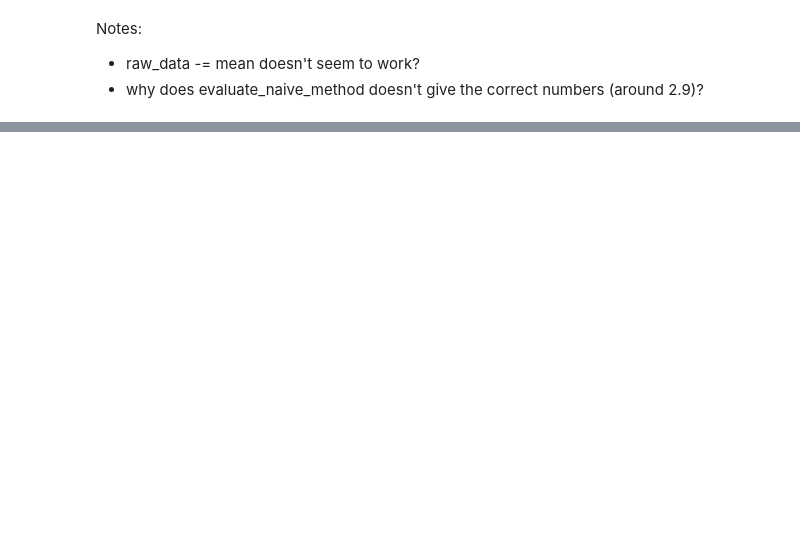
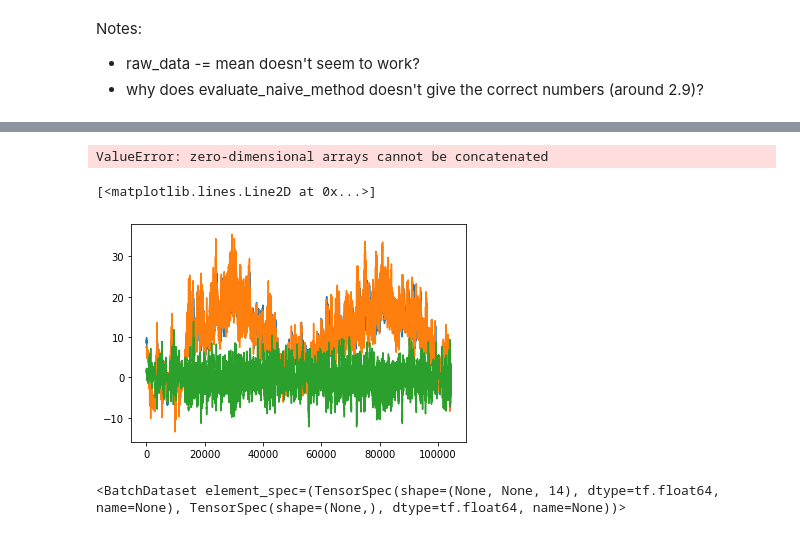
Before and after one commit to janjitse/deep-learning-timeseries, a Jupyter notebook: experiments.ipynb, the cells around one changed output, grey strips where cells are left out. Drawn from its saved outputs; the diff is of its cells as text; code cells hidden in the pictures; blank space fills up the shorter version.

```diff
--- a/experiments.ipynb
+++ b/experiments.ipynb
@@ -116,0 +148,7 @@ KeyboardInterrupt:
+# %%
+model = keras.models.load_model('jena_lstm.keras', custom_objects={"smape":smape})
+preds = model.predict(val_dataset)
+val_targets = []
+for _, targets in val_dataset:
+    val_targets.append(targets)
+val_targets = np.concatenate(val_targets)
@@ -116,0 +157,16 @@ KeyboardInterrupt:
+# %%
+val_targets = np.concatenate(val_targets)
+# %% [output]
+ValueError: zero-dimensional arrays cannot be concatenated
+# %%
+fig, ax = plt.subplots()
+ax.plot(preds)
+ax.plot(val_targets)
+ax.plot(preds.ravel() - val_targets)
+# %% [output]
+[<matplotlib.lines.Line2D at 0x...>]
+[figure, added]
+# %%
+val_dataset
+# %% [output]
+<BatchDataset element_spec=(TensorSpec(shape=(None, None, 14), dtype=tf.float64, name=None), TensorSpec(shape=(None,), dtype=tf.float64, name=None))>
```
Also changed, not shown: parts of 19 cells of this notebook.
